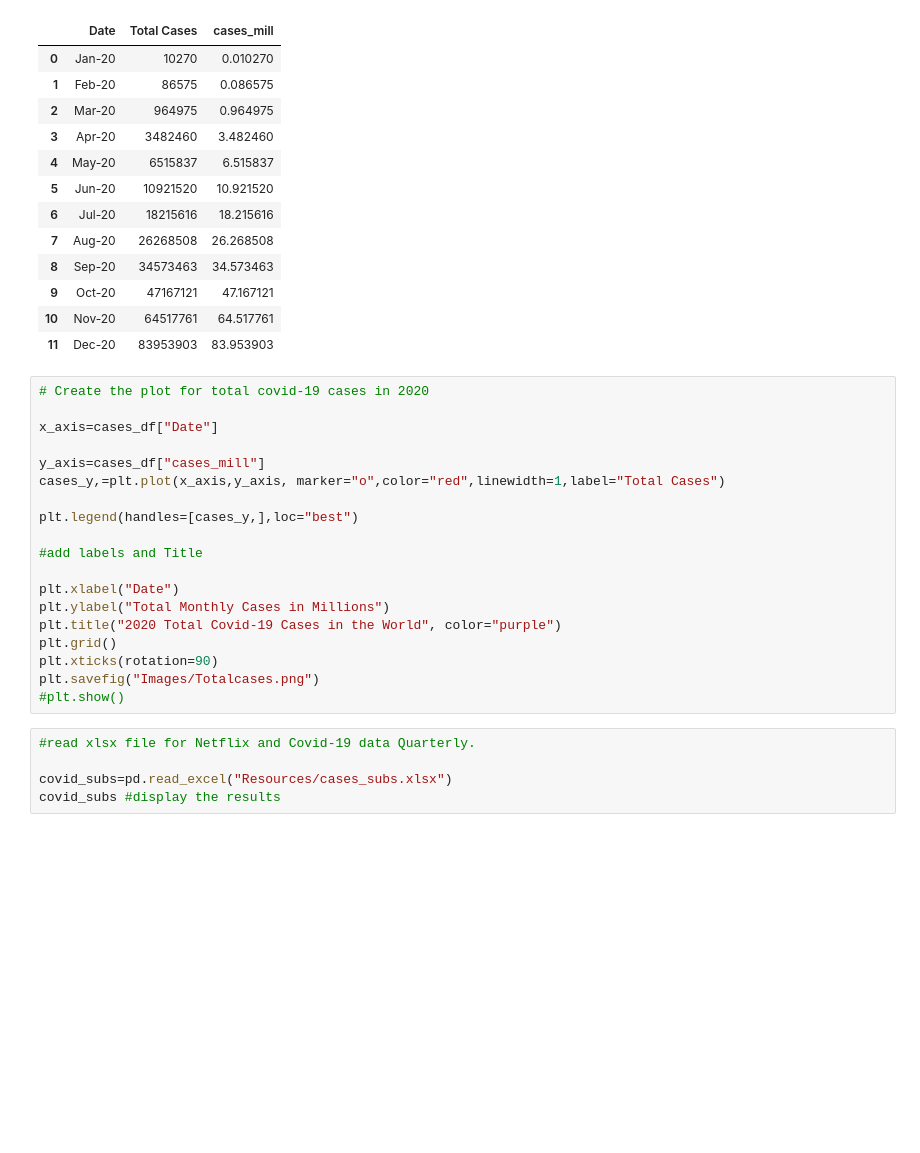
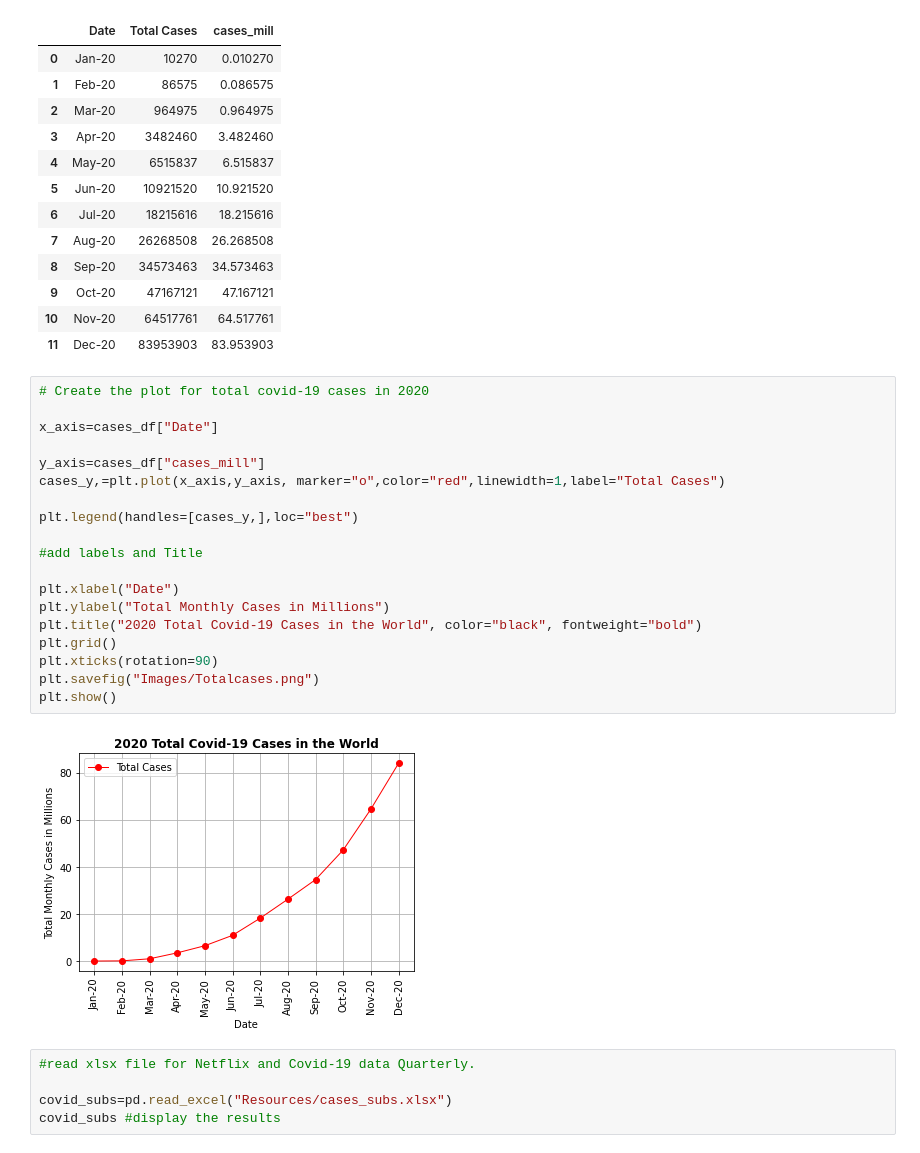
Before and after one commit to skayhan13/Pandemic-Watching, a Jupyter notebook: covid_netflix.ipynb, the cells around one changed output. Drawn from its saved outputs; the diff is of its cells as text; blank space fills up the shorter version.

Commit message:
updated covid script format

```diff
--- a/covid_netflix.ipynb
+++ b/covid_netflix.ipynb
@@ -114,22 +115,24 @@ cases_df #display the dataframe
 # %%
 # Create the plot for total covid-19 cases in 2020
 
 x_axis=cases_df["Date"]
 
 y_axis=cases_df["cases_mill"]
 cases_y,=plt.plot(x_axis,y_axis, marker="o",color="red",linewidth=1,label="Total Cases")
 
 plt.legend(handles=[cases_y,],loc="best")
 
 #add labels and Title
 
 plt.xlabel("Date")
 plt.ylabel("Total Monthly Cases in Millions")
-plt.title("2020 Total Covid-19 Cases in the World", color="purple")
+plt.title("2020 Total Covid-19 Cases in the World", color="black", fontweight="bold")
 plt.grid()
 plt.xticks(rotation=90)
 plt.savefig("Images/Totalcases.png")
-#plt.show()
+plt.show()
+# %% [output]
+[figure, added]
 # %%
 #read xlsx file for Netflix and Covid-19 data Quarterly.
 
```
Also changed, not shown: parts of 5 cells of this notebook, 4 other files.
